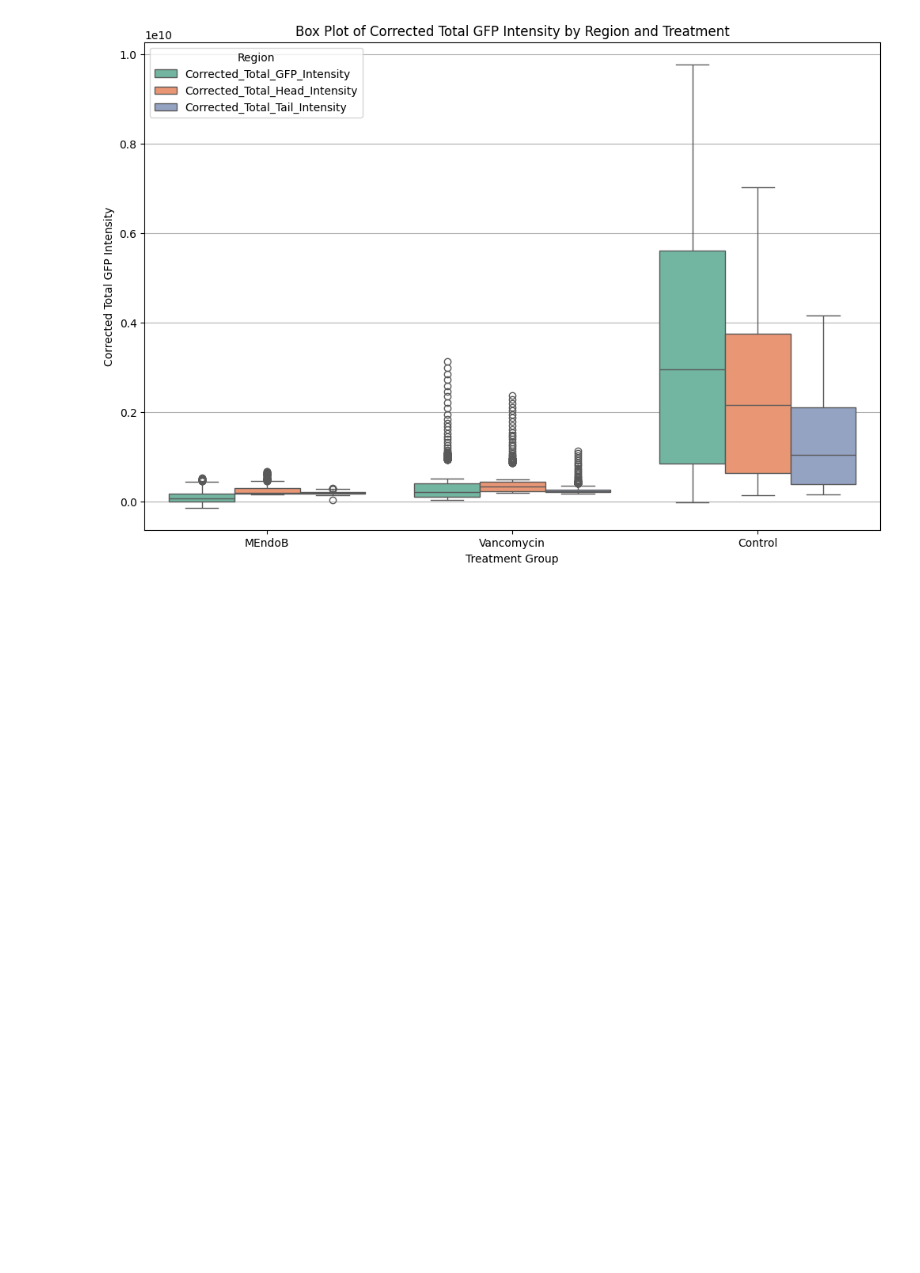
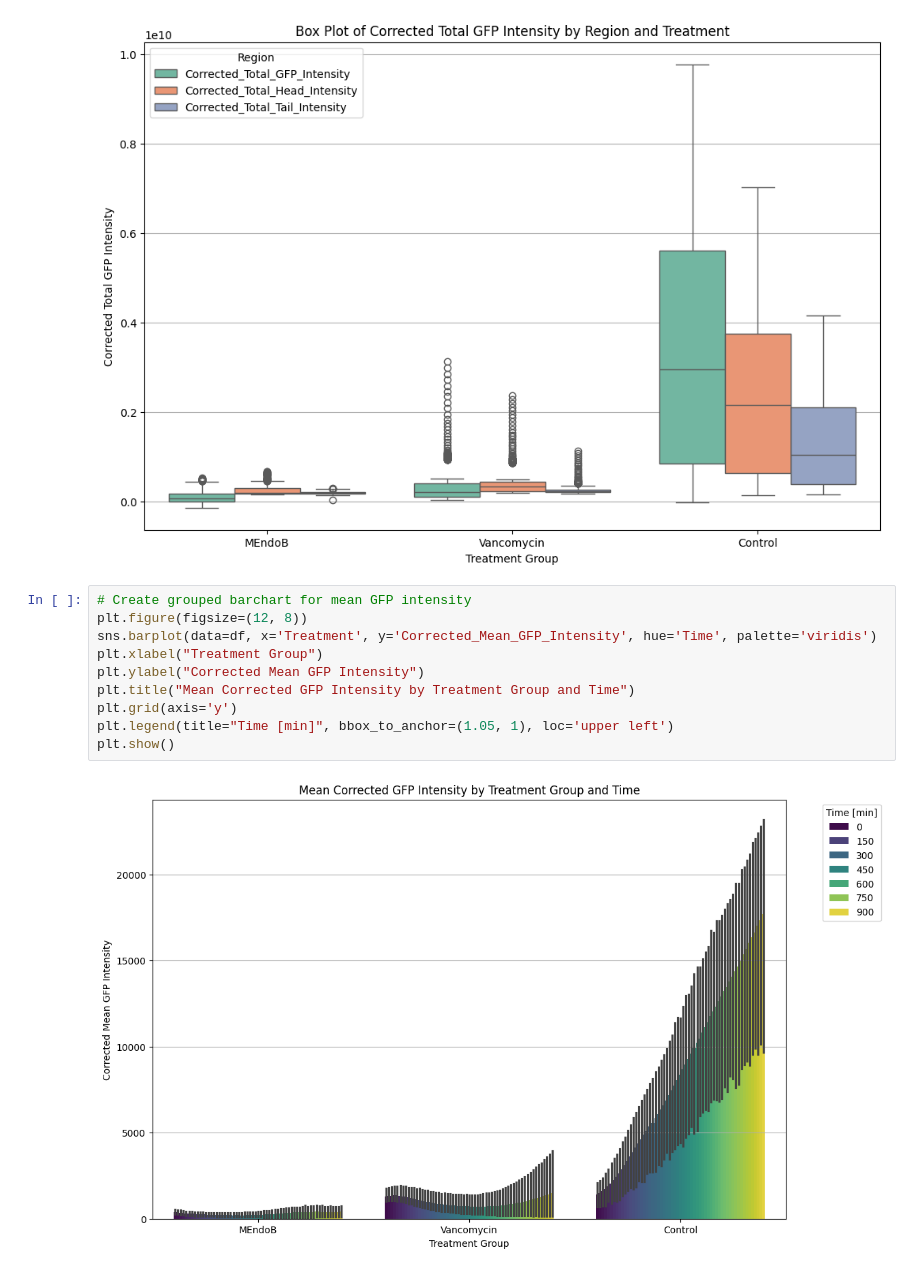
Before and after one commit to aeblik/MolecularIMaging, a Jupyter notebook: evaluation.ipynb, the cells around one changed output. Cells and saved outputs as stored; diff of their text form; blank space fills up the shorter version.

```diff
--- a/evaluation.ipynb
+++ b/evaluation.ipynb
@@ -261,3 +261,15 @@ plt.legend(title="Region")
 plt.show()
 # %% [output]
 [figure]
+# %%
+# Create grouped barchart for mean GFP intensity
+plt.figure(figsize=(12, 8))
+sns.barplot(data=df, x='Treatment', y='Corrected_Mean_GFP_Intensity', hue='Time', palette='viridis')
+plt.xlabel("Treatment Group")
+plt.ylabel("Corrected Mean GFP Intensity")
+plt.title("Mean Corrected GFP Intensity by Treatment Group and Time")
+plt.grid(axis='y')
+plt.legend(title="Time [min]", bbox_to_anchor=(1.05, 1), loc='upper left')
+plt.show()
+# %% [output]
+[figure, added]
```
Also changed, not shown: parts of 4 cells of this notebook, 1 other file.
